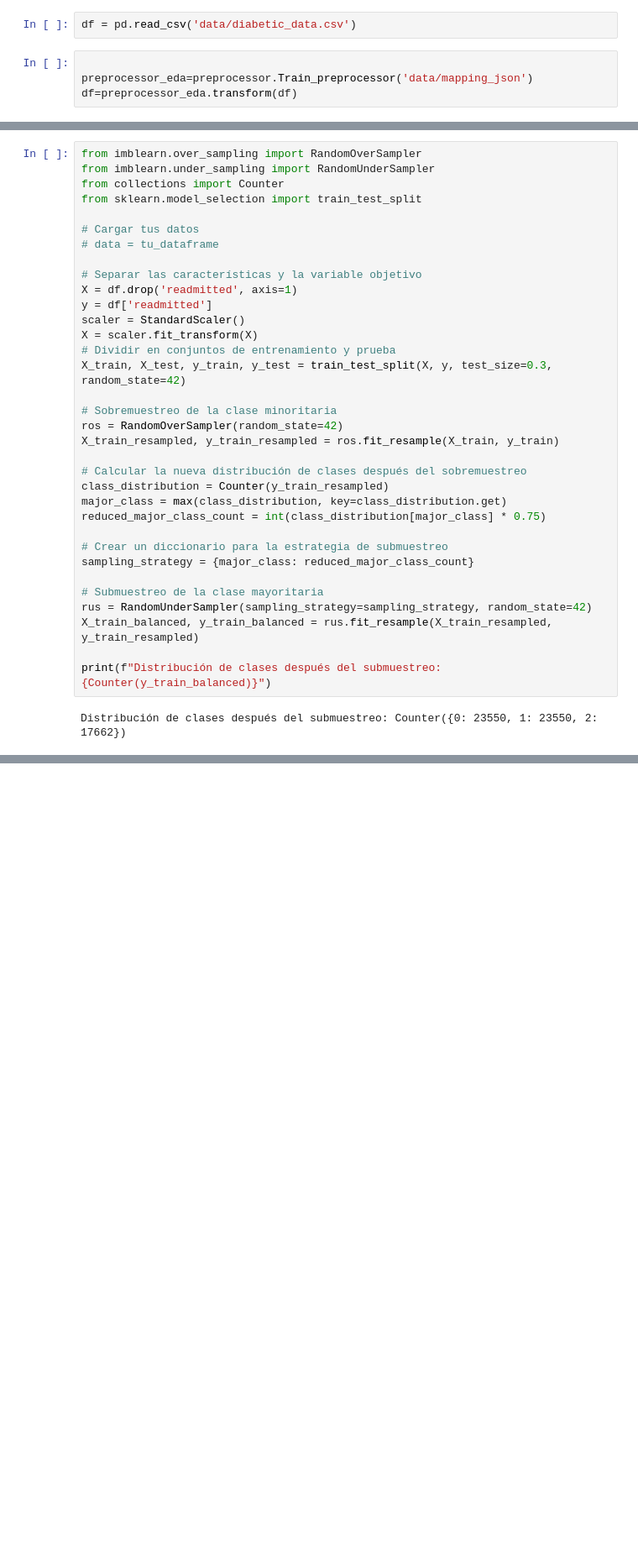
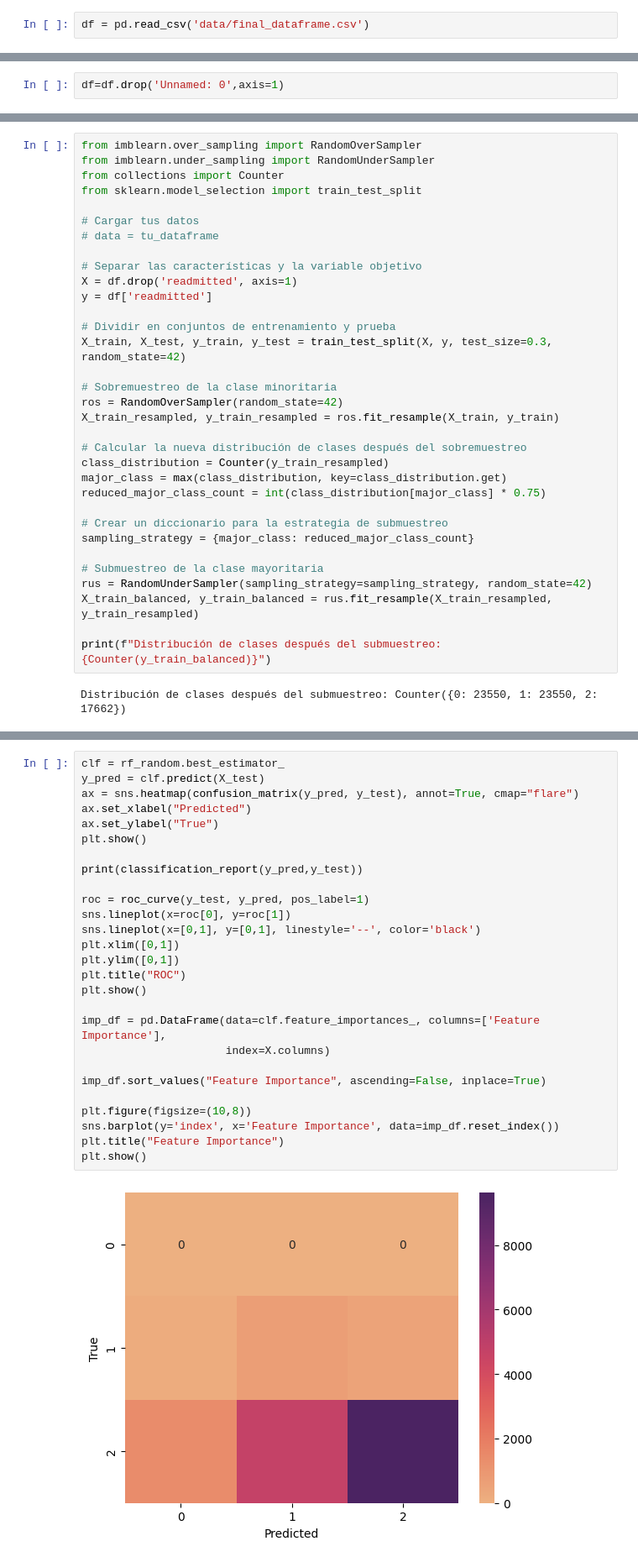
Before and after one commit to Maristoteles02/TAAU, a Jupyter notebook: 3.0.TRAINING_MODELS.ipynb, the cells around one changed output, grey strips where cells are left out. Shown: that part at 84% size. Cells and saved outputs as stored; diff of their text form; blank space fills up the shorter version.

```diff
--- a/3.0.TRAINING_MODELS.ipynb
+++ b/3.0.TRAINING_MODELS.ipynb
@@ -14,6 +43,2 @@ from imblearn.pipeline import Pipeline as imbpipeline
 # %%
-df = pd.read_csv('data/diabetic_data.csv')
+df = pd.read_csv('data/final_dataframe.csv')
-# %%
-
-preprocessor_eda=preprocessor.Train_preprocessor('data/mapping_json')
-df=preprocessor_eda.transform(df)
@@ -70,2 +45,4 @@ df['readmitted'].hist()
+# %%
+df=df.drop('Unnamed: 0',axis=1)
 # %% [markdown]
 ## SPLIT
@@ -108,8 +63,7 @@ from sklearn.model_selection import train_test_split
 # Separar las características y la variable objetivo
 X = df.drop('readmitted', axis=1)
 y = df['readmitted']
-scaler = StandardScaler()
-X = scaler.fit_transform(X)
+
 # Dividir en conjuntos de entrenamiento y prueba
 X_train, X_test, y_train, y_test = train_test_split(X, y, test_size=0.3, random_state=42)
 
@@ -240,0 +151,29 @@ ROC AREA CV: 0.6970584893384602
+# %%
+clf = rf_random.best_estimator_
+y_pred = clf.predict(X_test)
+ax = sns.heatmap(confusion_matrix(y_pred, y_test), annot=True, cmap="flare")
+ax.set_xlabel("Predicted")
+ax.set_ylabel("True")
+plt.show()
+
+print(classification_report(y_pred,y_test))
+
+roc = roc_curve(y_test, y_pred, pos_label=1)
+sns.lineplot(x=roc[0], y=roc[1])
+sns.lineplot(x=[0,1], y=[0,1], linestyle='--', color='black')
+plt.xlim([0,1])
+plt.ylim([0,1])
+plt.title("ROC")
+plt.show()
+
+imp_df = pd.DataFrame(data=clf.feature_importances_, columns=['Feature Importance'],
+                      index=X.columns)
+
+imp_df.sort_values("Feature Importance", ascending=False, inplace=True)
+
+plt.figure(figsize=(10,8))
+sns.barplot(y='index', x='Feature Importance', data=imp_df.reset_index())
+plt.title("Feature Importance")
+plt.show()
+# %% [output]
+[figure, added]
```
Also changed, not shown: parts of 17 cells of this notebook, 1 other file.
